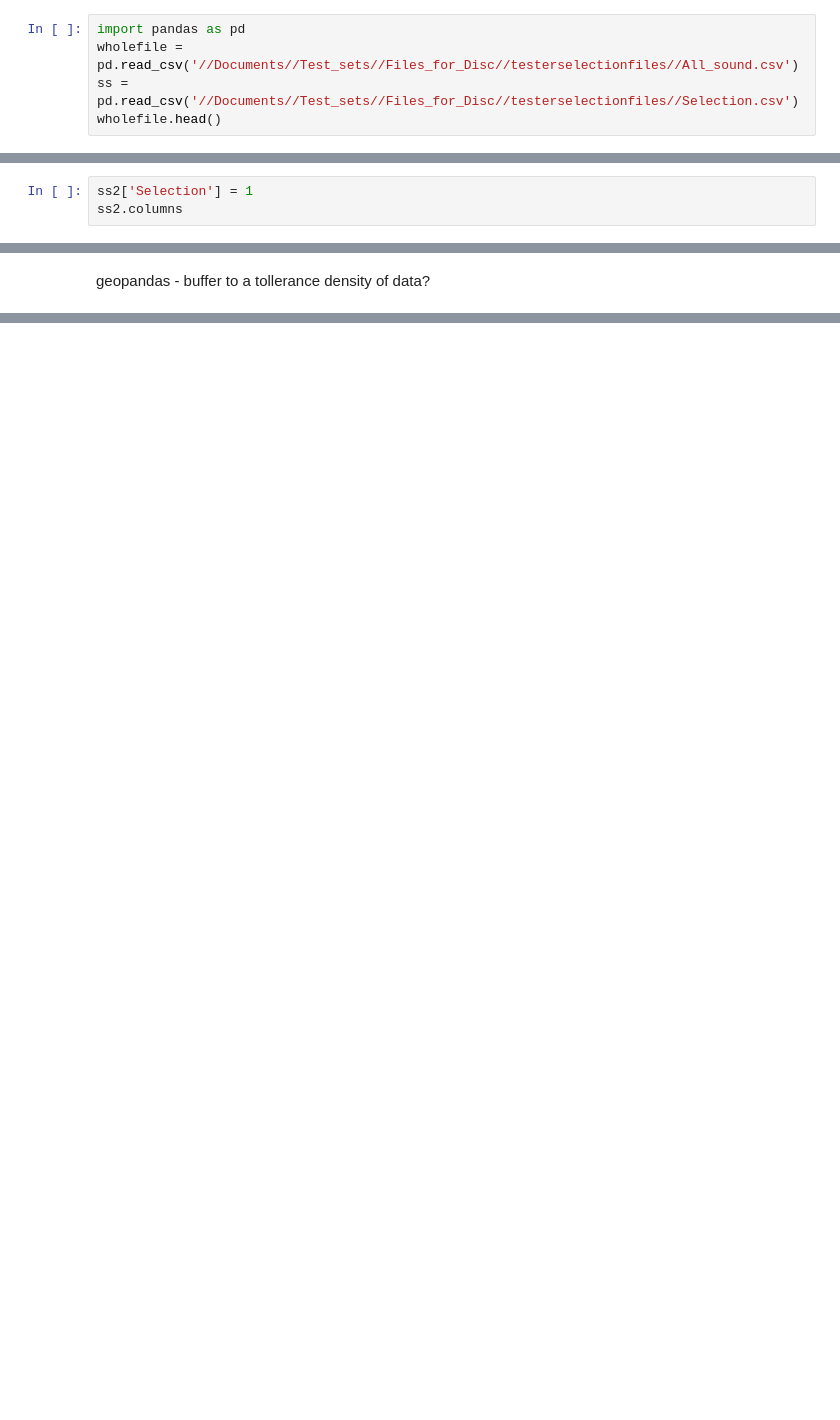
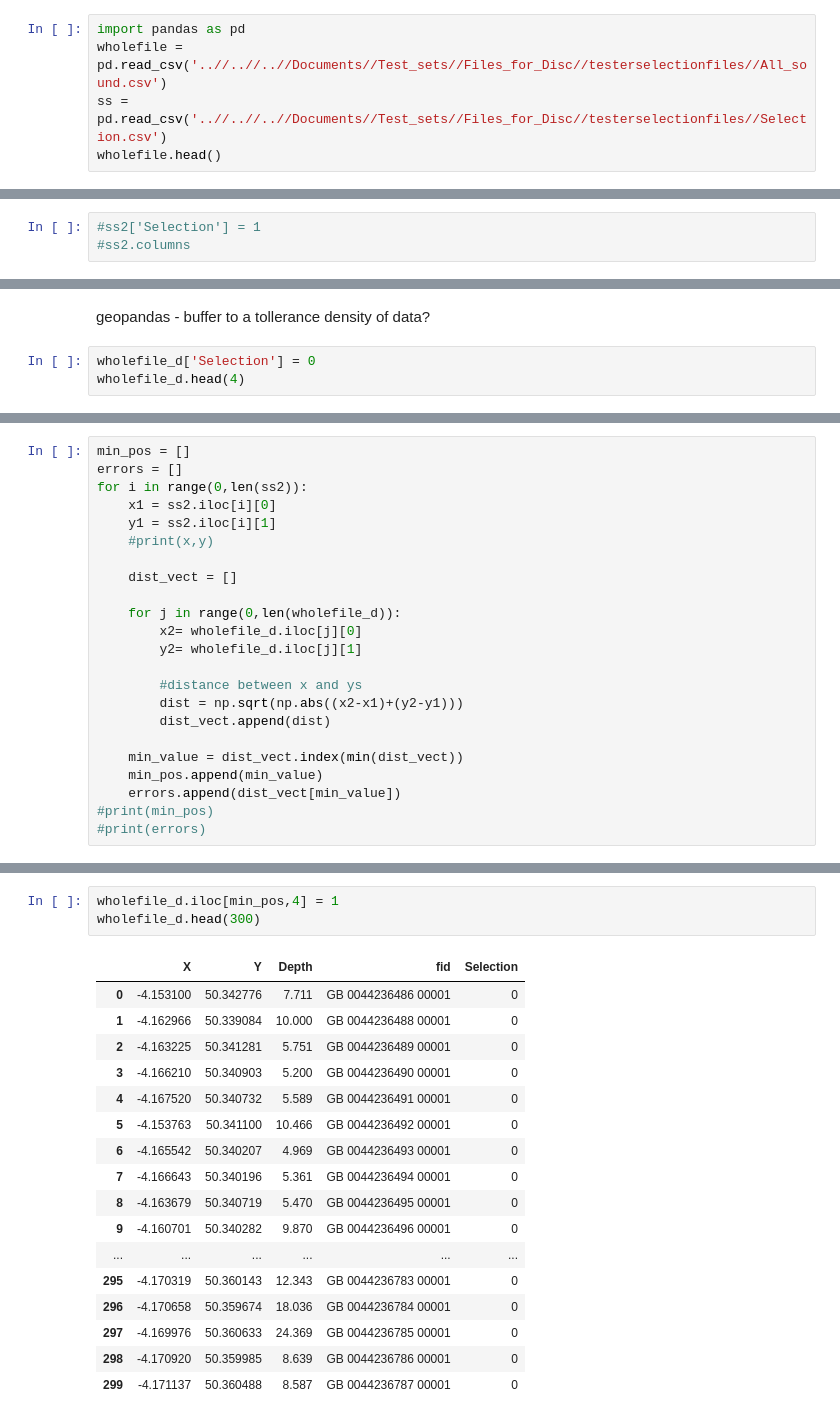
Before and after one commit to emmasulli/DataAccelerator, a Jupyter notebook: Tester.ipynb, the cells around one changed output, grey strips where cells are left out. Cells and saved outputs as stored; diff of their text form; blank space fills up the shorter version.

```diff
--- a/Tester.ipynb
+++ b/Tester.ipynb
@@ -1,6 +1,6 @@
 # %%
 import pandas as pd
-wholefile = pd.read_csv('//Documents//Test_sets//Files_for_Disc//testerselectionfiles//All_sound.csv')
-ss = pd.read_csv('//Documents//Test_sets//Files_for_Disc//testerselectionfiles//Selection.csv')
+wholefile = pd.read_csv('..//..//..//Documents//Test_sets//Files_for_Disc//testerselectionfiles//All_sound.csv')
+ss = pd.read_csv('..//..//..//Documents//Test_sets//Files_for_Disc//testerselectionfiles//Selection.csv')
 wholefile.head()
 # %% [output]
@@ -64,4 +71,4 @@ wholefile_d.head(3)
 ss2 = ss.loc[:,['X','Y','Depth']]
 # %%
-ss2['Selection'] = 1
-ss2.columns
+#ss2['Selection'] = 1
+#ss2.columns
@@ -114,3 +90,6 @@ final.describe()
 # %% [markdown]
 geopandas - buffer to a tollerance
 density of data?
+# %%
+wholefile_d['Selection'] = 0
+wholefile_d.head(4)
@@ -116,0 +110,23 @@ density of data?
+# %%
+min_pos = []
+errors = []
+for i in range(0,len(ss2)):
+    x1 = ss2.iloc[i][0]
+    y1 = ss2.iloc[i][1]
+    #print(x,y)
+
+    dist_vect = []
+
+    for j in range(0,len(wholefile_d)):
+        x2= wholefile_d.iloc[j][0]
+        y2= wholefile_d.iloc[j][1]
+
+        #distance between x and ys
+        dist = np.sqrt(np.abs((x2-x1)+(y2-y1)))
+        dist_vect.append(dist)
+
+    min_value = dist_vect.index(min(dist_vect))
+    min_pos.append(min_value)
+    errors.append(dist_vect[min_value])
+#print(min_pos)
+#print(errors)
@@ -116,0 +137,21 @@ density of data?
+# %%
+wholefile_d.iloc[min_pos,4] = 1
+wholefile_d.head(300)
+# %% [output]
+|  | X | Y | Depth | fid | Selection |
+| 0 | -4.153100 | 50.342776 | 7.711 | GB 0044236486 00001 | 0 |
+| 1 | -4.162966 | 50.339084 | 10.000 | GB 0044236488 00001 | 0 |
+| 2 | -4.163225 | 50.341281 | 5.751 | GB 0044236489 00001 | 0 |
+| 3 | -4.166210 | 50.340903 | 5.200 | GB 0044236490 00001 | 0 |
+| 4 | -4.167520 | 50.340732 | 5.589 | GB 0044236491 00001 | 0 |
+| 5 | -4.153763 | 50.341100 | 10.466 | GB 0044236492 00001 | 0 |
+| 6 | -4.165542 | 50.340207 | 4.969 | GB 0044236493 00001 | 0 |
+| 7 | -4.166643 | 50.340196 | 5.361 | GB 0044236494 00001 | 0 |
+| 8 | -4.163679 | 50.340719 | 5.470 | GB 0044236495 00001 | 0 |
+| 9 | -4.160701 | 50.340282 | 9.870 | GB 0044236496 00001 | 0 |
+| ... | ... | ... | ... | ... | ... |
+| 295 | -4.170319 | 50.360143 | 12.343 | GB 0044236783 00001 | 0 |
+| 296 | -4.170658 | 50.359674 | 18.036 | GB 0044236784 00001 | 0 |
+| 297 | -4.169976 | 50.360633 | 24.369 | GB 0044236785 00001 | 0 |
+| 298 | -4.170920 | 50.359985 | 8.639 | GB 0044236786 00001 | 0 |
+| 299 | -4.171137 | 50.360488 | 8.587 | GB 0044236787 00001 | 0 |
```
Also changed, not shown: parts of 26 cells of this notebook.
